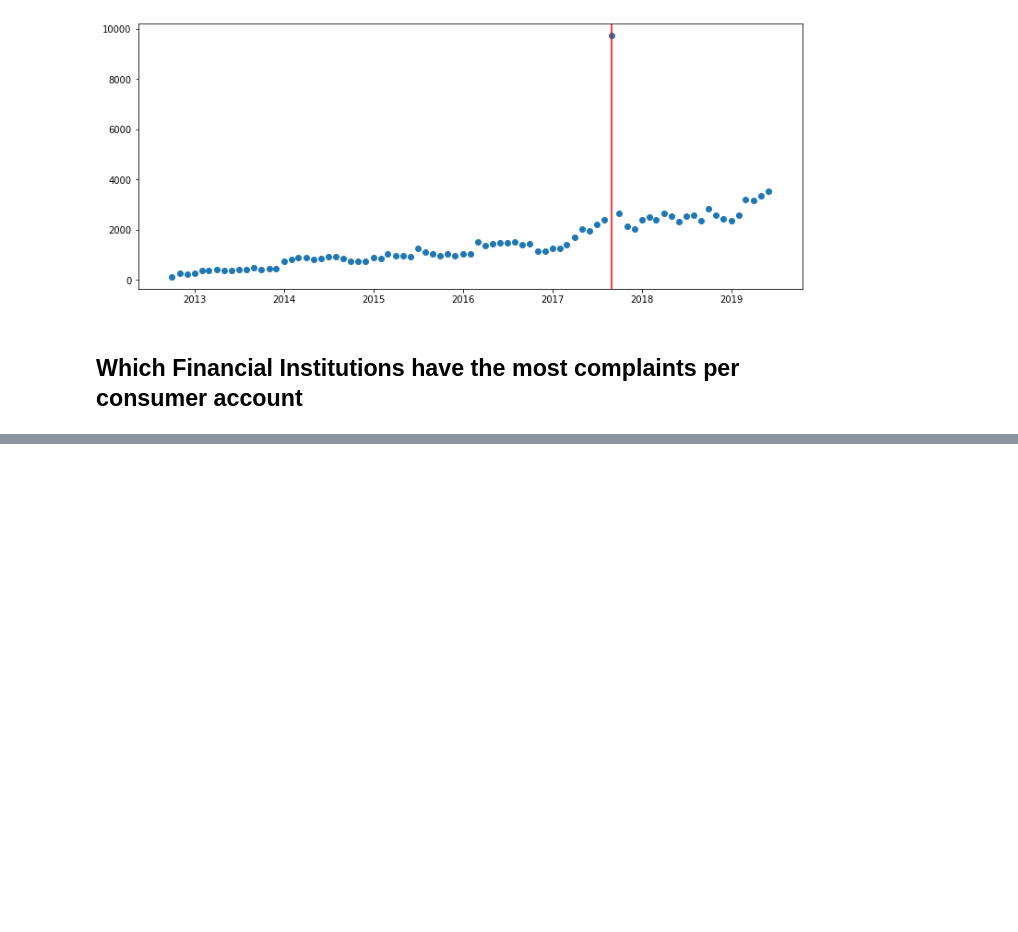
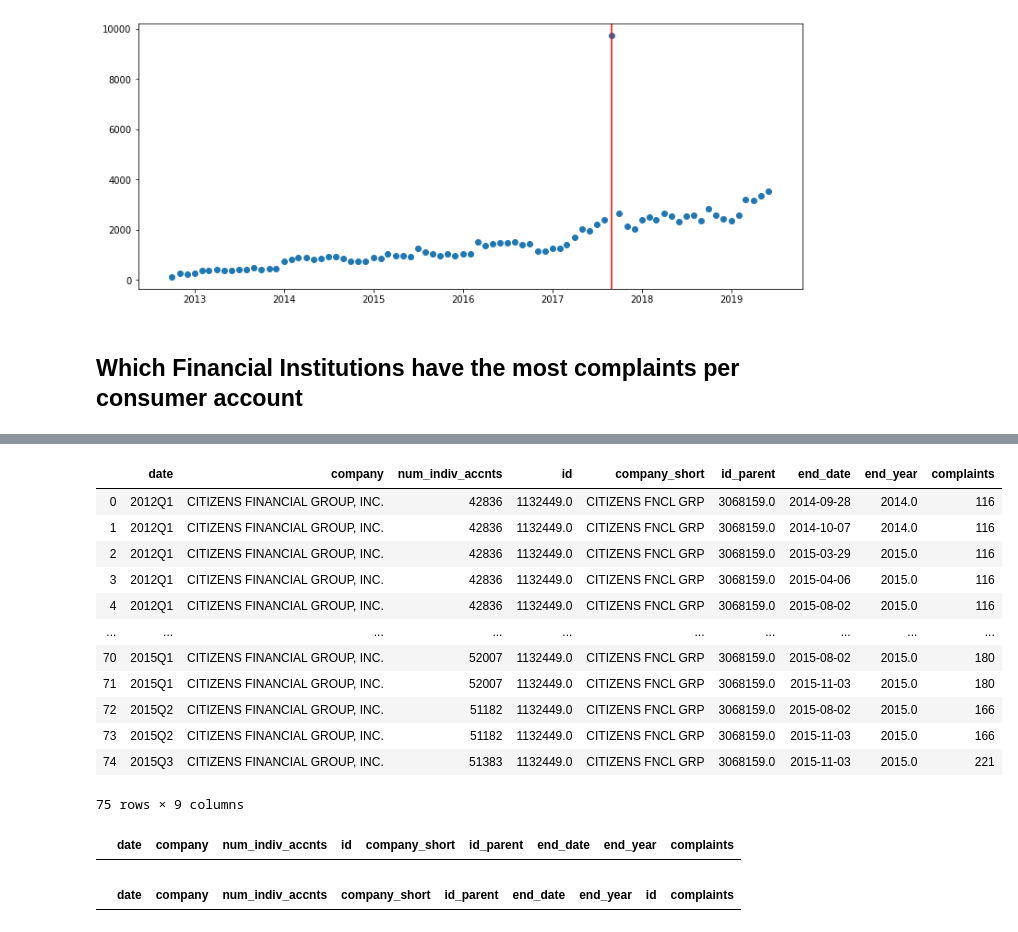
Before and after one commit to wyattpallen/QuickLooks, a Jupyter notebook: ConsumerComplaints/complaints.ipynb, the cells around one changed output, grey strips where cells are left out. Cells and saved outputs as stored; diff of their text form; code cells hidden in the pictures; blank space fills up the shorter version.

```diff
--- a/ConsumerComplaints/complaints.ipynb
+++ b/ConsumerComplaints/complaints.ipynb
@@ -163,0 +181,17 @@ company_complaints_df.xs('AMERICAN EXPRESS COMPANY', level=1, drop_level=False)
+# %%
+a = child_df.merge(complaints_count.loc[:,['id', 'complaints', 'date']], on=['id', 'date'], how='inner')
+a[~a['complaints'].isnull()]
+# %% [output]
+|  | date | company | num_indiv_accnts | id | company_short | id_parent | end_date | end_year | complaints |
+| 0 | 2012Q1 | CITIZENS FINANCIAL GROUP, INC. | 42836 | 1132449.0 | CITIZENS FNCL GRP | 3068159.0 | 2014-09-28 | 2014.0 | 116 |
+| 1 | 2012Q1 | CITIZENS FINANCIAL GROUP, INC. | 42836 | 1132449.0 | CITIZENS FNCL GRP | 3068159.0 | 2014-10-07 | 2014.0 | 116 |
+| 2 | 2012Q1 | CITIZENS FINANCIAL GROUP, INC. | 42836 | 1132449.0 | CITIZENS FNCL GRP | 3068159.0 | 2015-03-29 | 2015.0 | 116 |
+| 3 | 2012Q1 | CITIZENS FINANCIAL GROUP, INC. | 42836 | 1132449.0 | CITIZENS FNCL GRP | 3068159.0 | 2015-04-06 | 2015.0 | 116 |
+| 4 | 2012Q1 | CITIZENS FINANCIAL GROUP, INC. | 42836 | 1132449.0 | CITIZENS FNCL GRP | 3068159.0 | 2015-08-02 | 2015.0 | 116 |
+| ... | ... | ... | ... | ... | ... | ... | ... | ... | ... |
+| 70 | 2015Q1 | CITIZENS FINANCIAL GROUP, INC. | 52007 | 1132449.0 | CITIZENS FNCL GRP | 3068159.0 | 2015-08-02 | 2015.0 | 180 |
+| 71 | 2015Q1 | CITIZENS FINANCIAL GROUP, INC. | 52007 | 1132449.0 | CITIZENS FNCL GRP | 3068159.0 | 2015-11-03 | 2015.0 | 180 |
+| 72 | 2015Q2 | CITIZENS FINANCIAL GROUP, INC. | 51182 | 1132449.0 | CITIZENS FNCL GRP | 3068159.0 | 2015-08-02 | 2015.0 | 166 |
+| 73 | 2015Q2 | CITIZENS FINANCIAL GROUP, INC. | 51182 | 1132449.0 | CITIZENS FNCL GRP | 3068159.0 | 2015-11-03 | 2015.0 | 166 |
+| 74 | 2015Q3 | CITIZENS FINANCIAL GROUP, INC. | 51383 | 1132449.0 | CITIZENS FNCL GRP | 3068159.0 | 2015-11-03 | 2015.0 | 221 |
+75 rows × 9 columns
@@ -163,0 +200,8 @@ company_complaints_df.xs('AMERICAN EXPRESS COMPANY', level=1, drop_level=False)
+# %%
+child_df[~child_df['complaints'].isna()]
+# %% [output]
+|  | date | company | num_indiv_accnts | id | company_short | id_parent | end_date | end_year | complaints |
+# %%
+child_df
+# %% [output]
+|  | date | company | num_indiv_accnts | company_short | id_parent | end_date | end_year | id | complaints |
```
Also changed, not shown: parts of 15 cells of this notebook, 3 other files.
